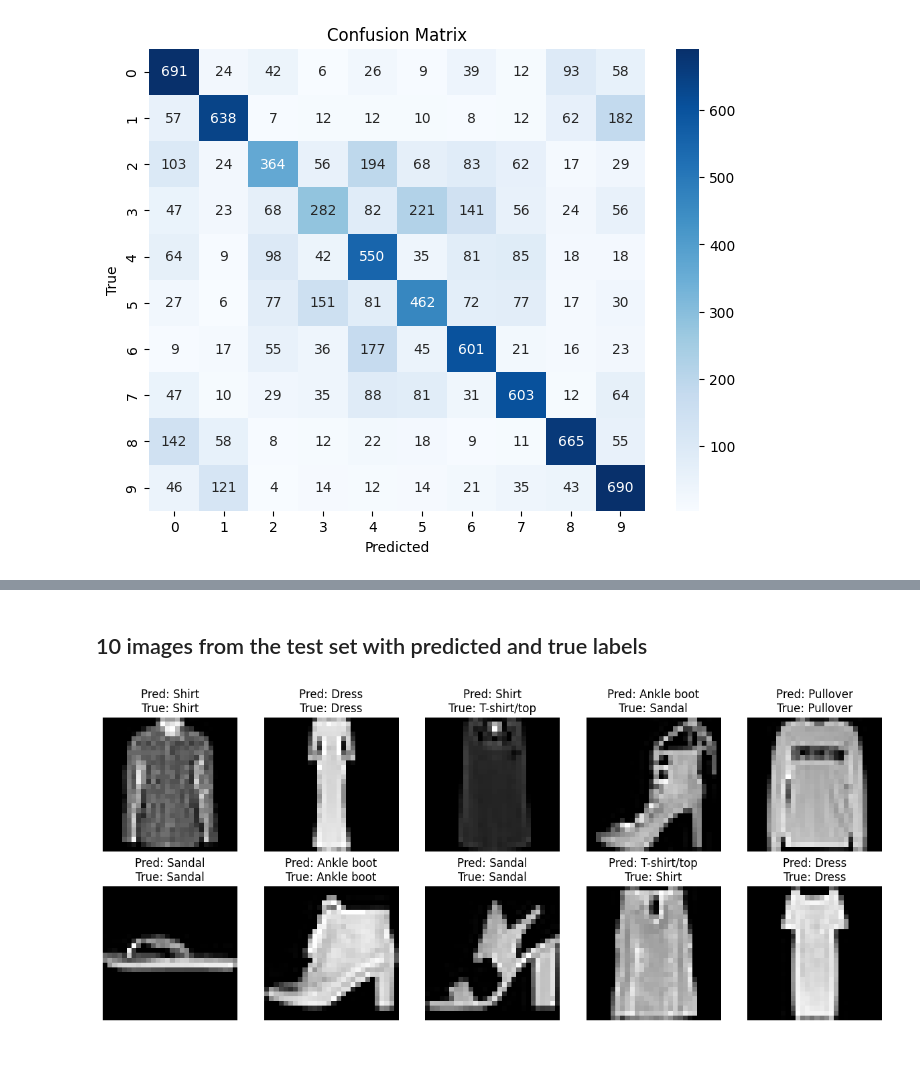
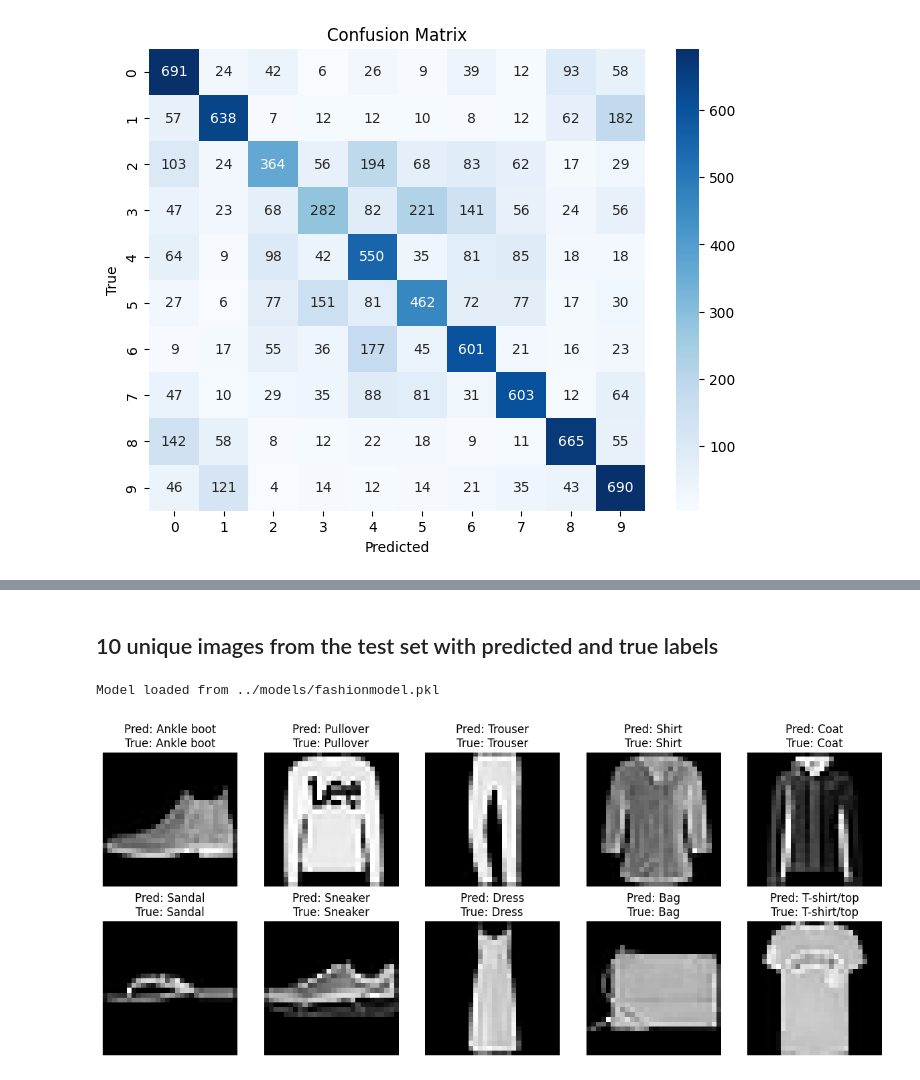
Before and after one commit to wkandersen/02456-deep-learning-group-68, a Jupyter notebook: src/notebook.ipynb, the cells around one changed output, grey strips where cells are left out. Cells and saved outputs as stored; diff of their text form; code cells hidden in the pictures.

```diff
--- a/src/notebook.ipynb
+++ b/src/notebook.ipynb
@@ -204,29 +191,43 @@ Total test samples: 10000
 # %% [markdown]
-## 10 images from the test set with predicted and true labels
+## 10 unique images from the test set with predicted and true labels
 # %%
 # Show predictions on 10 unique test images
 import matplotlib.pyplot as plt
 import numpy as np
 from load_data import DataLoaderFashionMNIST
 np.random.seed(42)
+model = FFNN.load_model('../models/fashionmodel.pkl')
 
 class_labels = DataLoaderFashionMNIST().get_class_names()
-# Get 10 unique test images
-unique_indices = np.random.choice(X_test.shape[0], 10, replace=False)
-unique_images = X_test[unique_indices]
-unique_labels = y_test[unique_indices]
+# Load test data
+data_loader = DataLoaderFashionMNIST()
+(X_train, y_train), (X_val, y_val), (X_test, y_test) = data_loader.get_data()
+# Get 1 of each unique test images
+unique_images = []
+unique_labels = []
+seen_labels = set()
+for img, label in zip(X_test, y_test):
+    if label not in seen_labels:
+        unique_images.append(img)
+        unique_labels.append(label)
+        seen_labels.add(label)
+    if len(seen_labels) == 10:
+        break
+unique_images = np.array(unique_images)
+unique_labels = np.array(unique_labels)
 
 # Make predictions
 predictions = model.predict(unique_images)
-
+#
 # Plot the images and predictions using class labels
 
 plt.figure(figsize=(15, 6))
 for i in range(10):
     plt.subplot(2, 5, i + 1)
     plt.imshow(unique_images[i].reshape(28, 28), cmap='gray')
     plt.title(f"Pred: {class_labels[predictions[i]]}\nTrue: {class_labels[unique_labels[i]]}")
     plt.axis('off')
 plt.show()
 # %% [output]
+Model loaded from ../models/fashionmodel.pkl
-[figure, old version]
+[figure, new version]
```
Also changed, not shown: parts of 6 cells of this notebook, 4 other files.
